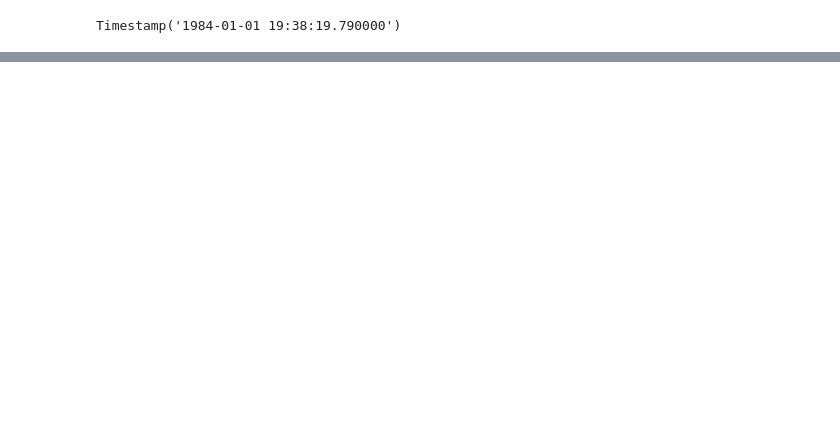
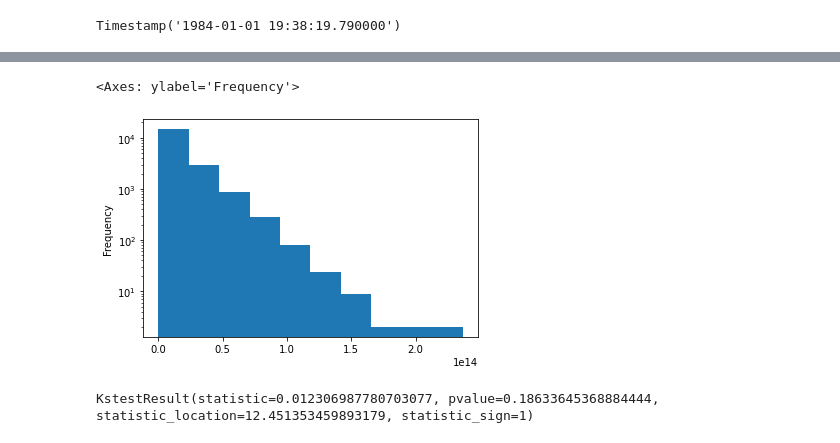
Before and after one commit to taranaalex/MLPNS_ATarana, a Jupyter notebook: earthquakes.ipynb, the cells around one changed output, grey strips where cells are left out. Drawn from its saved outputs; the diff is of its cells as text; code cells hidden in the pictures; blank space fills up the shorter version.

```diff
--- a/earthquakes.ipynb
+++ b/earthquakes.ipynb
@@ -62,0 +204,3 @@ ParserError: ignored
+# %%
+eqGoodData = eqGoodData[1:]
+eqGoodData
@@ -62,0 +221,8 @@ ParserError: ignored
+# %%
+monthgap= 2.628e+15
+eqGoodData = eqGoodData[eqGoodData.gaps<monthgap]
+# %%
+eqGoodData['gaps'].plot(kind='hist',logy=True)
+# %% [output]
+<Axes: ylabel='Frequency'>
+[figure, added]
@@ -62,0 +231,7 @@ ParserError: ignored
+# %%
+import numpy as np
+t1 = eqGoodData['gaps'][eqGoodData.mag >= 2]
+t2 = eqGoodData['gaps'][eqGoodData.mag <= 2.5]
+sp.stats.ks_2samp(np.log10(t1), np.log10(t2))
+# %% [output]
+KstestResult(statistic=0.012306987780703077, pvalue=0.18633645368884444, statistic_location=12.451353459893179, statistic_sign=1)
```
Also changed, not shown: parts of 22 cells of this notebook.
